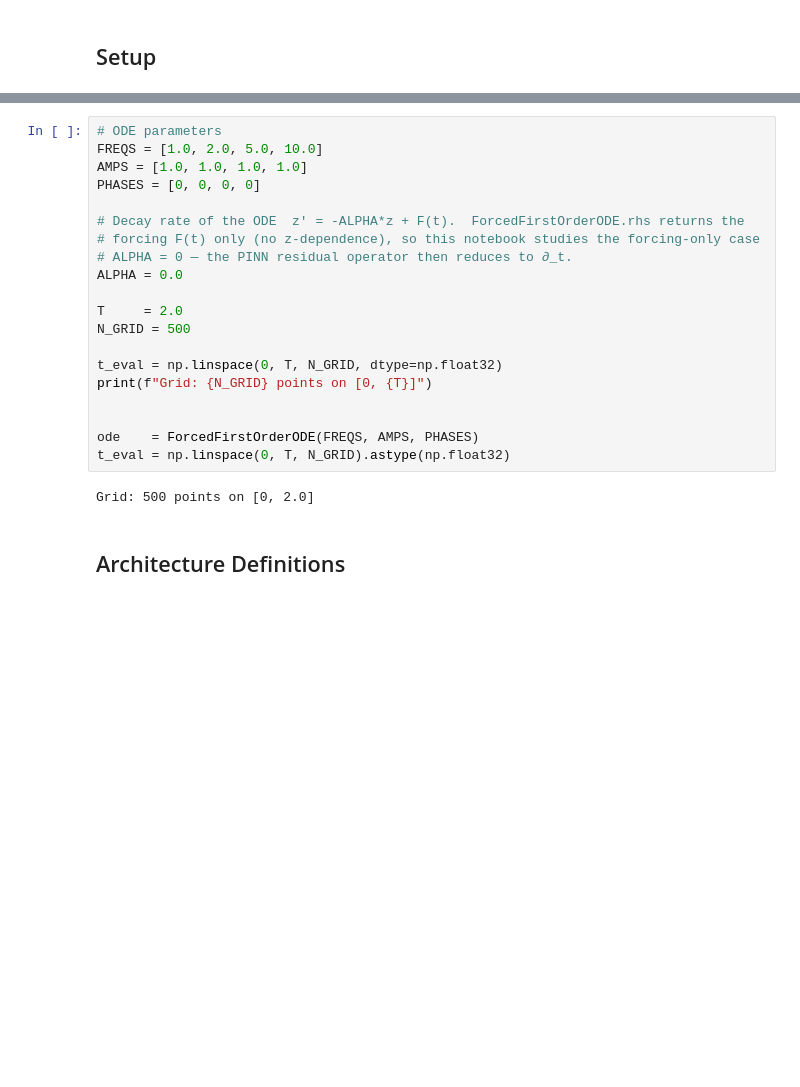
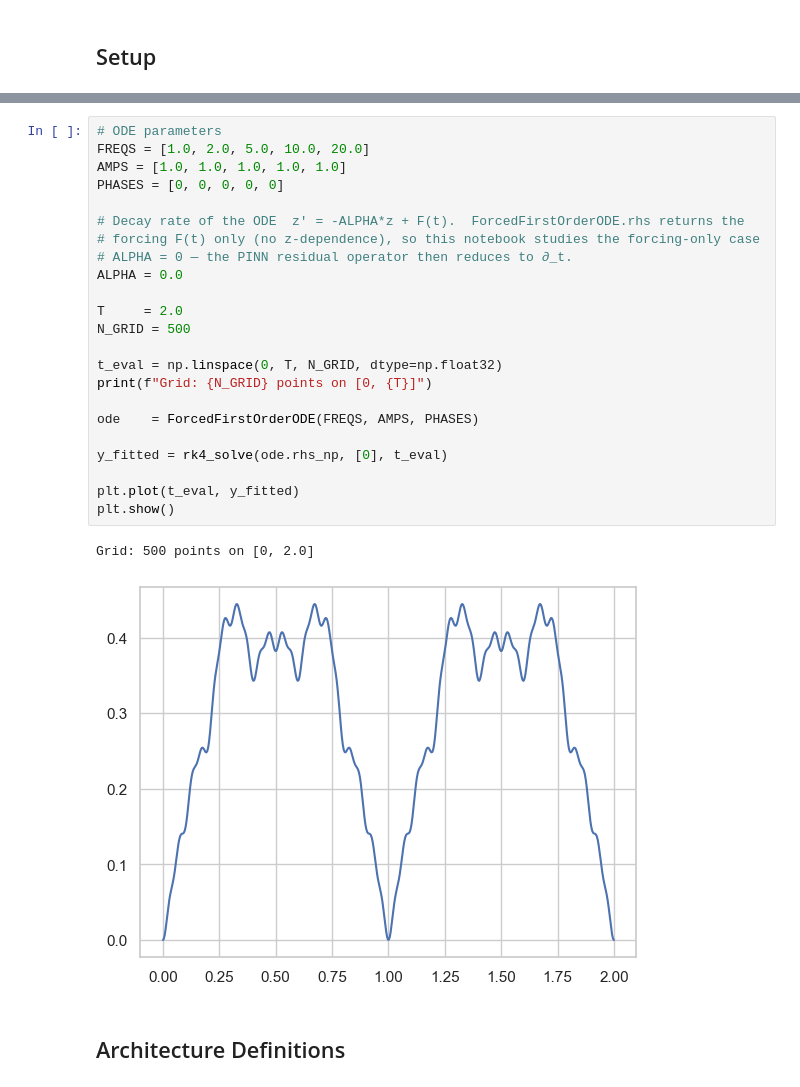
Before and after one commit to marcogalliani/PINNs-and-spectral-bias, a Jupyter notebook: examples/ntk-nn/ntk_visual.ipynb, the cells around one changed output, grey strips where cells are left out. Drawn from its saved outputs; the diff is of its cells as text; blank space fills up the shorter version.

```diff
--- a/examples/ntk-nn/ntk_visual.ipynb
+++ b/examples/ntk-nn/ntk_visual.ipynb
@@ -78,26 +79,30 @@ class ForcedFirstOrderODE:
         return self._forcing(t, torch.sin)
 # %%
 # ODE parameters
-FREQS = [1.0, 2.0, 5.0, 10.0]
-AMPS = [1.0, 1.0, 1.0, 1.0]
-PHASES = [0, 0, 0, 0]
+FREQS = [1.0, 2.0, 5.0, 10.0, 20.0]
+AMPS = [1.0, 1.0, 1.0, 1.0, 1.0]
+PHASES = [0, 0, 0, 0, 0]
 
 # Decay rate of the ODE  z' = -ALPHA*z + F(t).  ForcedFirstOrderODE.rhs returns the
 # forcing F(t) only (no z-dependence), so this notebook studies the forcing-only case
 # ALPHA = 0 — the PINN residual operator then reduces to ∂_t.
 ALPHA = 0.0
 
 T     = 2.0
 N_GRID = 500
 
 t_eval = np.linspace(0, T, N_GRID, dtype=np.float32)
 print(f"Grid: {N_GRID} points on [0, {T}]")
 
+ode    = ForcedFirstOrderODE(FREQS, AMPS, PHASES)
 
-ode    = ForcedFirstOrderODE(FREQS, AMPS, PHASES)
-t_eval = np.linspace(0, T, N_GRID).astype(np.float32)
+y_fitted = rk4_solve(ode.rhs_np, [0], t_eval)
+
+plt.plot(t_eval, y_fitted)
+plt.show()
 # %% [output]
 Grid: 500 points on [0, 2.0]
+[figure, added]
 # %% [markdown]
 ## Architecture Definitions
 # %%
```
Also changed, not shown: parts of 12 cells of this notebook, 2 other files.
